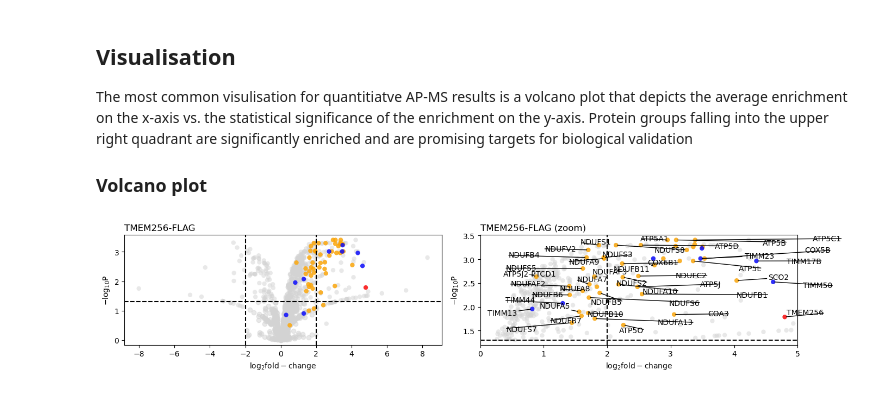
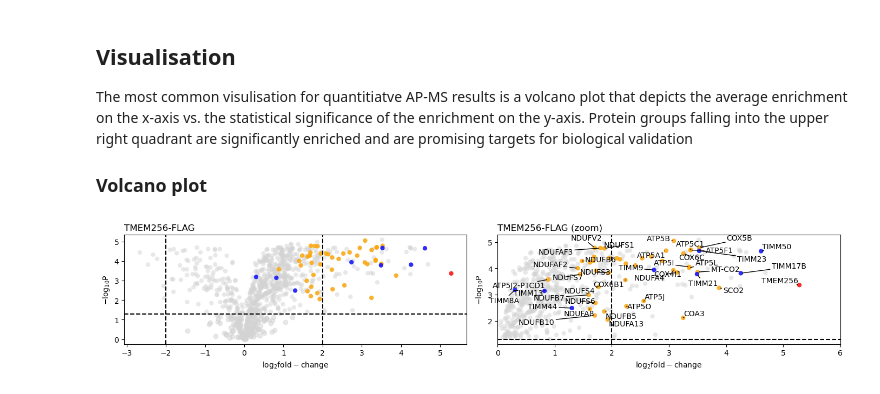
Before and after one commit to ag-warscheid/MitochondrialInteractomeChapter, a Jupyter notebook: 01_ap-ms.ipynb, the cells around one changed output. Drawn from its saved outputs; the diff is of its cells as text; code cells hidden in the pictures.

Commit message:
Added batch correction to the analysis

```diff
--- a/01_ap-ms.ipynb
+++ b/01_ap-ms.ipynb
@@ -8,7 +8,12 @@ Author: Julian Bender, Warscheid Lab, Chair of Biochemistry II, University of W
 # %%
 import re
 
+import matplotlib
 import matplotlib.pyplot as plt
+
+matplotlib.rcParams["pdf.fonttype"] = 42
+matplotlib.rcParams["ps.fonttype"] = 42
+
 from autoprot_dev import analysis as ana
 from autoprot_dev import preprocessing as pp
 from autoprot_dev import visualization as vis
@@ -170,0 +208,19 @@ plt.show()
+# %%
+def simple_batch_effect_correction(row, labels_group_1, labels_group_2):
+    # calculate the mean of the two groups
+    mean_group_1 = row[labels_group_1].mean()
+    mean_group_2 = row[labels_group_2].mean()
+
+    # calculate the difference
+    diff = mean_group_1 - mean_group_2
+
+    # subtract half the difference from the original ratios
+    row[labels_group_1] = row[labels_group_1].sub(diff / 2)
+    row[labels_group_2] = row[labels_group_2].add(diff / 2)
+
+    return row
+
+
+pg[loess_cols] = pg[loess_cols].apply(
+    simple_batch_effect_correction, args=(loess_cols[:2], loess_cols[2:]), axis=1
+)
@@ -234,32 +304,32 @@ highlight_oxphos = zoom[
 
 highlight_import = zoom[
     zoom["Gene names"].str.contains("|".join(protein_import), na=False)
 ].index
 
 # this is the zoomed volcano plot
 vis.volcano(
     zoom,
     log_fc_colname="logFC_limma",
     p_colname="adj.P.Val_limma",
     log_fc_thresh=2,
     annotate="highlight",  # annotate the highlighted proteins
     kwargs_both_sig={"color": "lightgrey", "edgecolor": "none"},
     kwargs_p_sig={"color": "lightgrey", "edgecolor": "none"},
     kwargs_log_fc_sig={"color": "lightgrey", "edgecolor": "none"},
     show_legend=False,
     highlight=[highlight_oxphos, highlight_import, highlight_bait],
     kwargs_highlight=kwargs_highlight,
     ax=axs[1],
     show_caption=False,
     annotate_colname="Gene names first",  # use the Gene names first column for the annotation
     title="TMEM256-FLAG (zoom)",
 )
 
-axs[1].set_xlim(0, 5)
+axs[1].set_xlim(0, 6)
 
 plt.tight_layout()
 
 plt.savefig("apms_fig4.pdf")
 plt.show()
 # %% [output]
-[figure, old version]
+[figure, new version]
```
Also changed, not shown: parts of 10 cells of this notebook, 11 other files.
